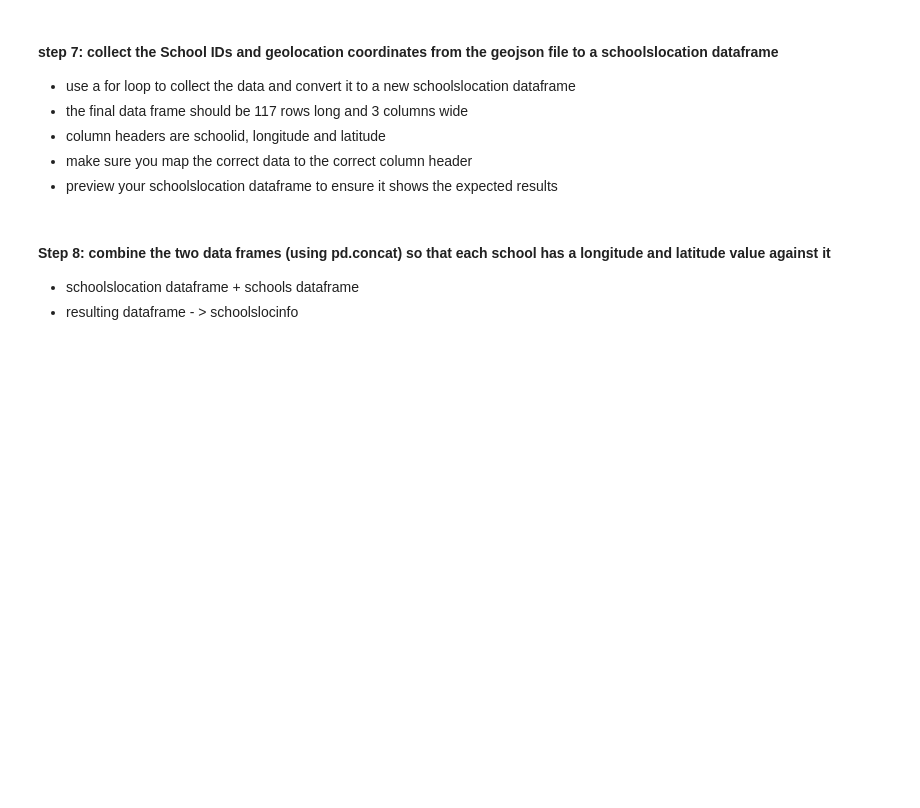
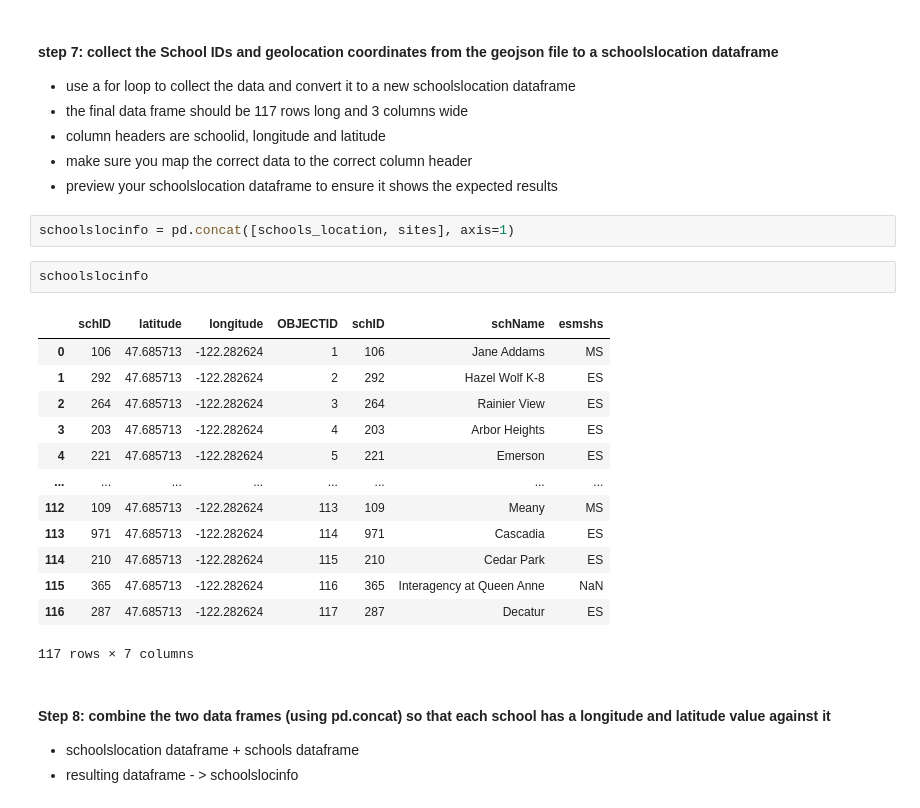
Before and after one commit to AndrewBoyne/my_qa_repo, a Jupyter notebook: Week 9/D4 after DataFrame.ipynb, the cells around one changed output. Saved outputs shown, nothing was run; the diff lists cells and outputs as text; blank space fills up the shorter version.

```diff
--- a/Week 9/D4 after DataFrame.ipynb
+++ b/Week 9/D4 after DataFrame.ipynb
@@ -217,6 +197,24 @@ schools_location.head()
 - column headers are schoolid, longitude and latitude
 - make sure you map the correct data to the correct column header
 - preview your schoolslocation dataframe to ensure it shows the expected results
+# %%
+schoolslocinfo = pd.concat([schools_location, sites], axis=1)
+# %%
+schoolslocinfo
+# %% [output]
+|  | schID | latitude | longitude | OBJECTID | schID | schName | esmshs |
+| 0 | 106 | 47.685713 | -122.282624 | 1 | 106 | Jane Addams | MS |
+| 1 | 292 | 47.685713 | -122.282624 | 2 | 292 | Hazel Wolf K-8 | ES |
+| 2 | 264 | 47.685713 | -122.282624 | 3 | 264 | Rainier View | ES |
+| 3 | 203 | 47.685713 | -122.282624 | 4 | 203 | Arbor Heights | ES |
+| 4 | 221 | 47.685713 | -122.282624 | 5 | 221 | Emerson | ES |
+| ... | ... | ... | ... | ... | ... | ... | ... |
+| 112 | 109 | 47.685713 | -122.282624 | 113 | 109 | Meany | MS |
+| 113 | 971 | 47.685713 | -122.282624 | 114 | 971 | Cascadia | ES |
+| 114 | 210 | 47.685713 | -122.282624 | 115 | 210 | Cedar Park | ES |
+| 115 | 365 | 47.685713 | -122.282624 | 116 | 365 | Interagency at Queen Anne | NaN |
+| 116 | 287 | 47.685713 | -122.282624 | 117 | 287 | Decatur | ES |
+117 rows × 7 columns
 # %% [markdown]
 #### Step 8: combine the two data frames (using pd.concat) so that each school has a longitude and latitude value against it
 - schoolslocation dataframe  +  schools dataframe
```
Also changed, not shown: parts of 25 cells of this notebook, 3 other files.
